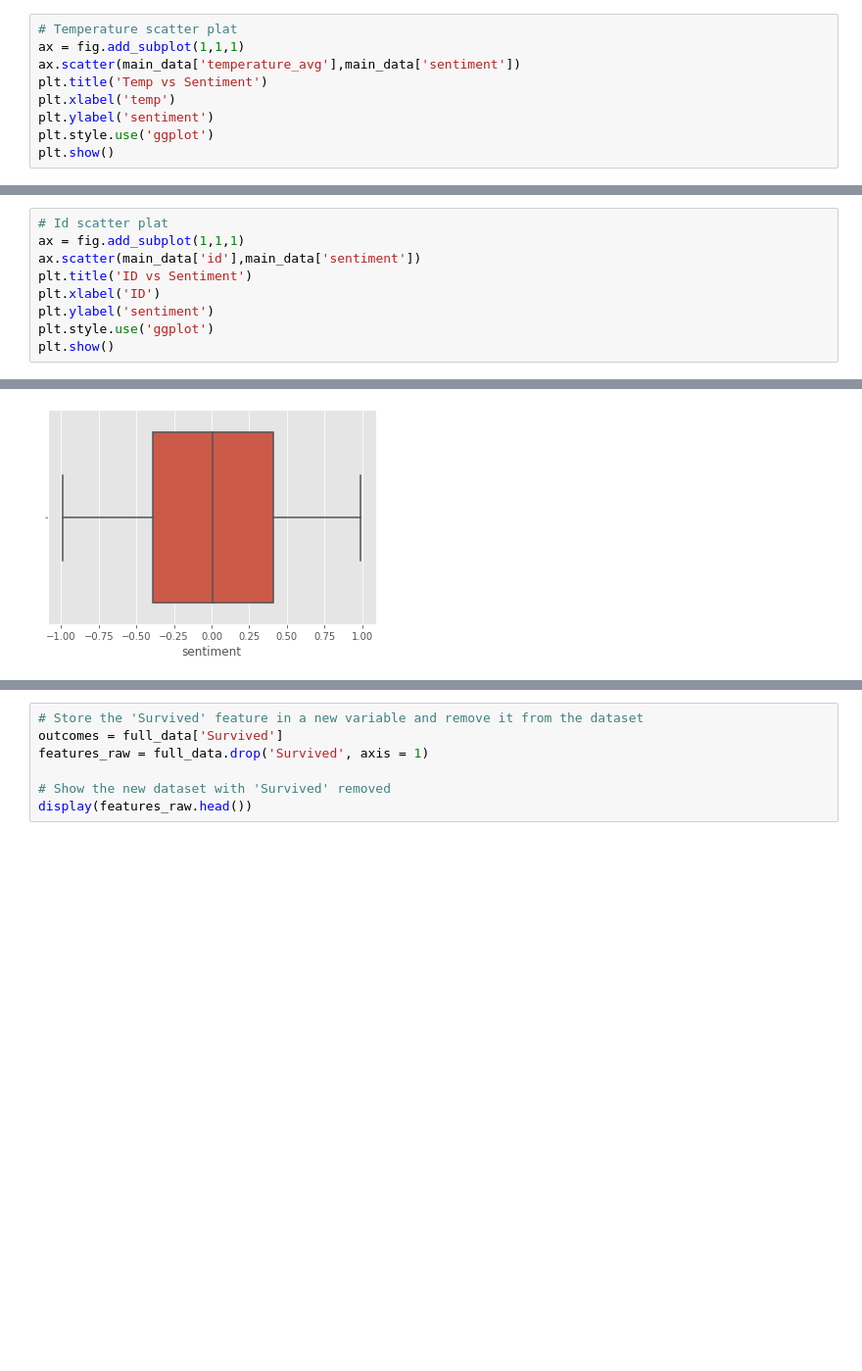
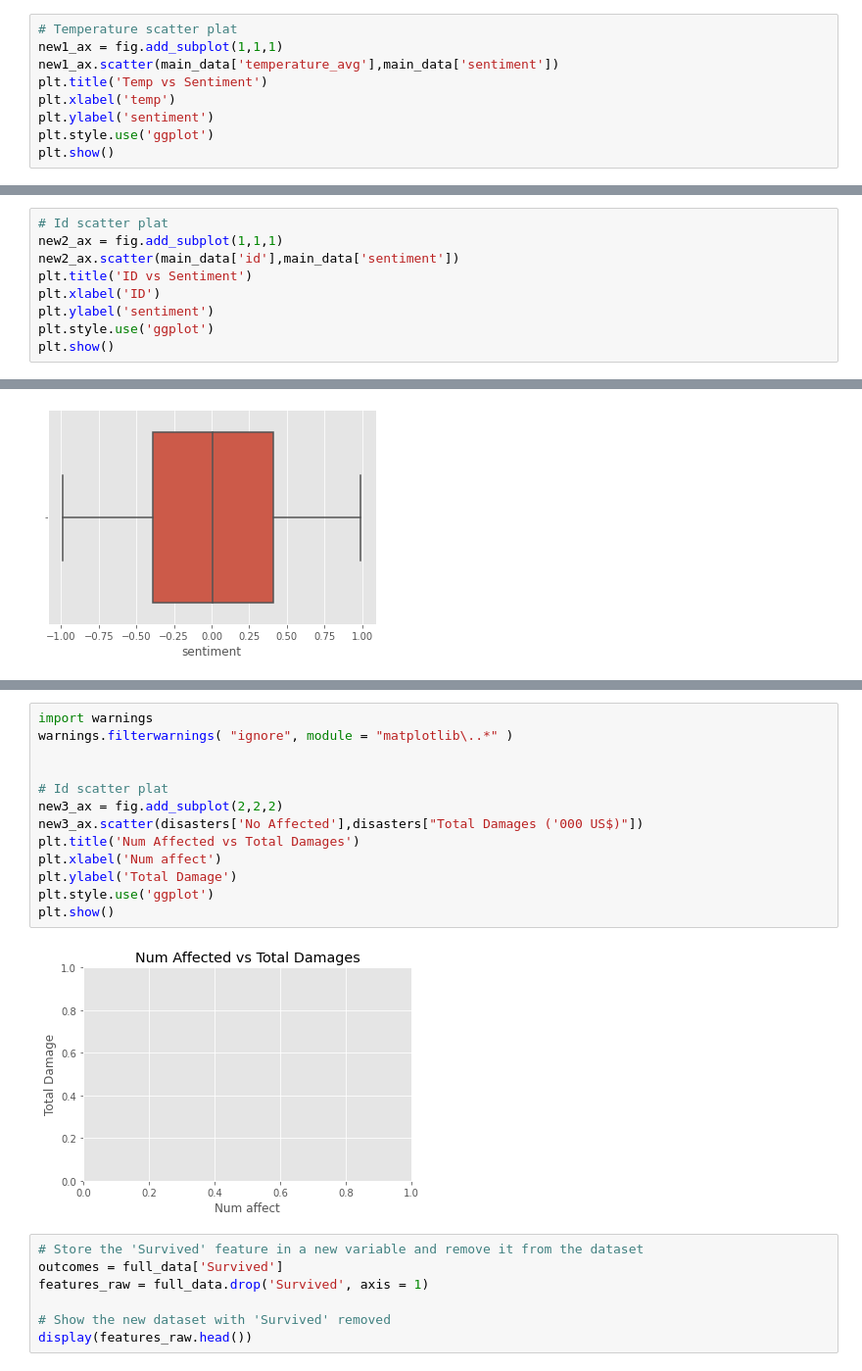
Before and after one commit to andydaehn/Twitter-Climate-Change-Sentiment, a Jupyter notebook: Twitter_Climate_Change.ipynb, the cells around one changed output, grey strips where cells are left out. Shown at 98% size. Drawn from its saved outputs; the diff is of its cells as text; blank space fills up the shorter version.

```diff
--- a/Twitter_Climate_Change.ipynb
+++ b/Twitter_Climate_Change.ipynb
@@ -146,8 +146,8 @@ plt.show()
 [figure]
 # %%
 # Temperature scatter plat
-ax = fig.add_subplot(1,1,1)
-ax.scatter(main_data['temperature_avg'],main_data['sentiment'])
+new1_ax = fig.add_subplot(1,1,1)
+new1_ax.scatter(main_data['temperature_avg'],main_data['sentiment'])
 plt.title('Temp vs Sentiment')
 plt.xlabel('temp')
 plt.ylabel('sentiment')
@@ -157,8 +157,8 @@ plt.show()
 [figure]
 # %%
 # Id scatter plat
-ax = fig.add_subplot(1,1,1)
-ax.scatter(main_data['id'],main_data['sentiment'])
+new2_ax = fig.add_subplot(1,1,1)
+new2_ax.scatter(main_data['id'],main_data['sentiment'])
 plt.title('ID vs Sentiment')
 plt.xlabel('ID')
 plt.ylabel('sentiment')
@@ -177,3 +207,18 @@ sns.despine()
+# %%
+import warnings
+warnings.filterwarnings( "ignore", module = "matplotlib\..*" )
+
+
+# Id scatter plat
+new3_ax = fig.add_subplot(2,2,2)
+new3_ax.scatter(disasters['No Affected'],disasters["Total Damages ('000 US$)"])
+plt.title('Num Affected vs Total Damages')
+plt.xlabel('Num affect')
+plt.ylabel('Total Damage')
+plt.style.use('ggplot')
+plt.show()
+# %% [output]
+[figure, added]
 # %%
 # Store the 'Survived' feature in a new variable and remove it from the dataset
 outcomes = full_data['Survived']
```
Also changed, not shown: parts of 4 cells of this notebook.
